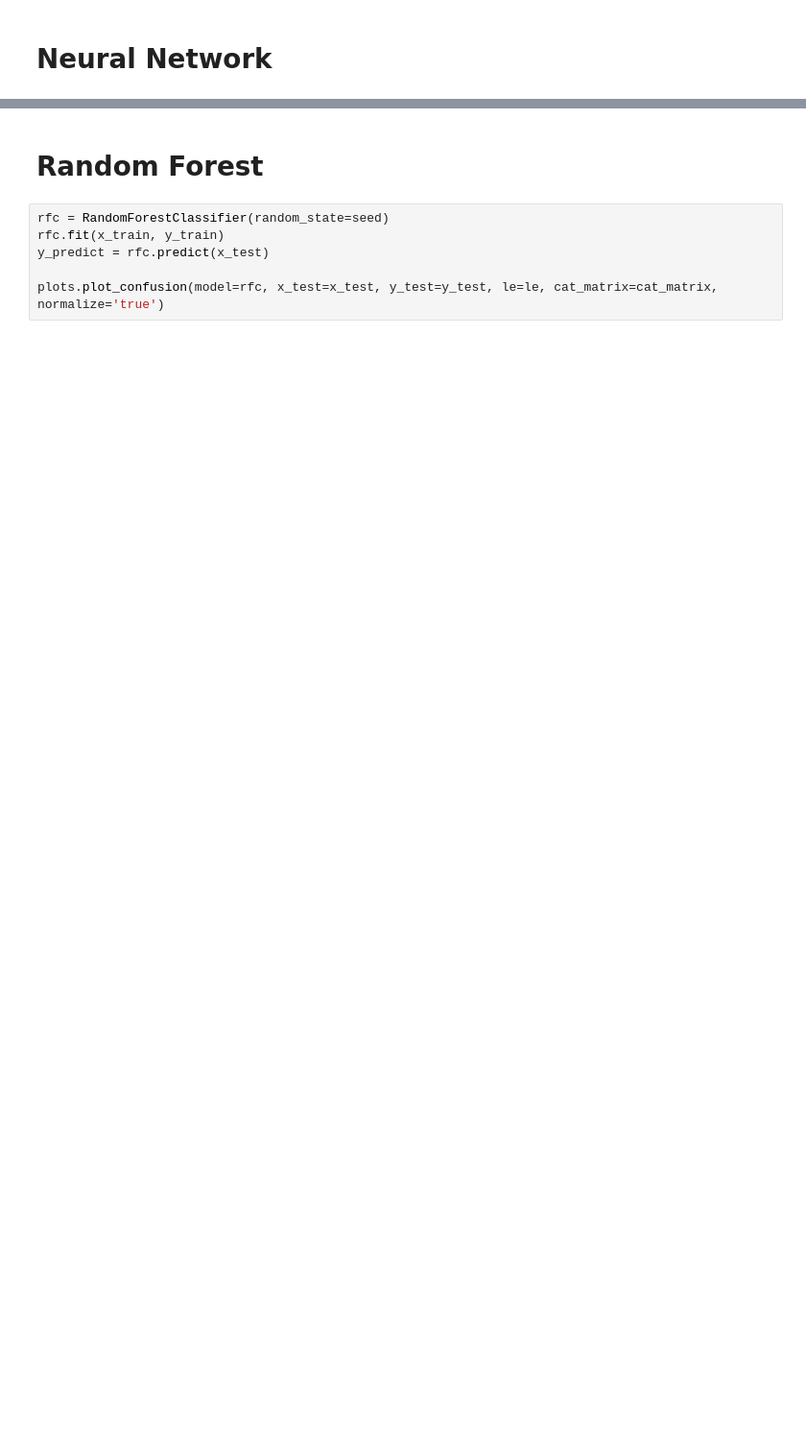
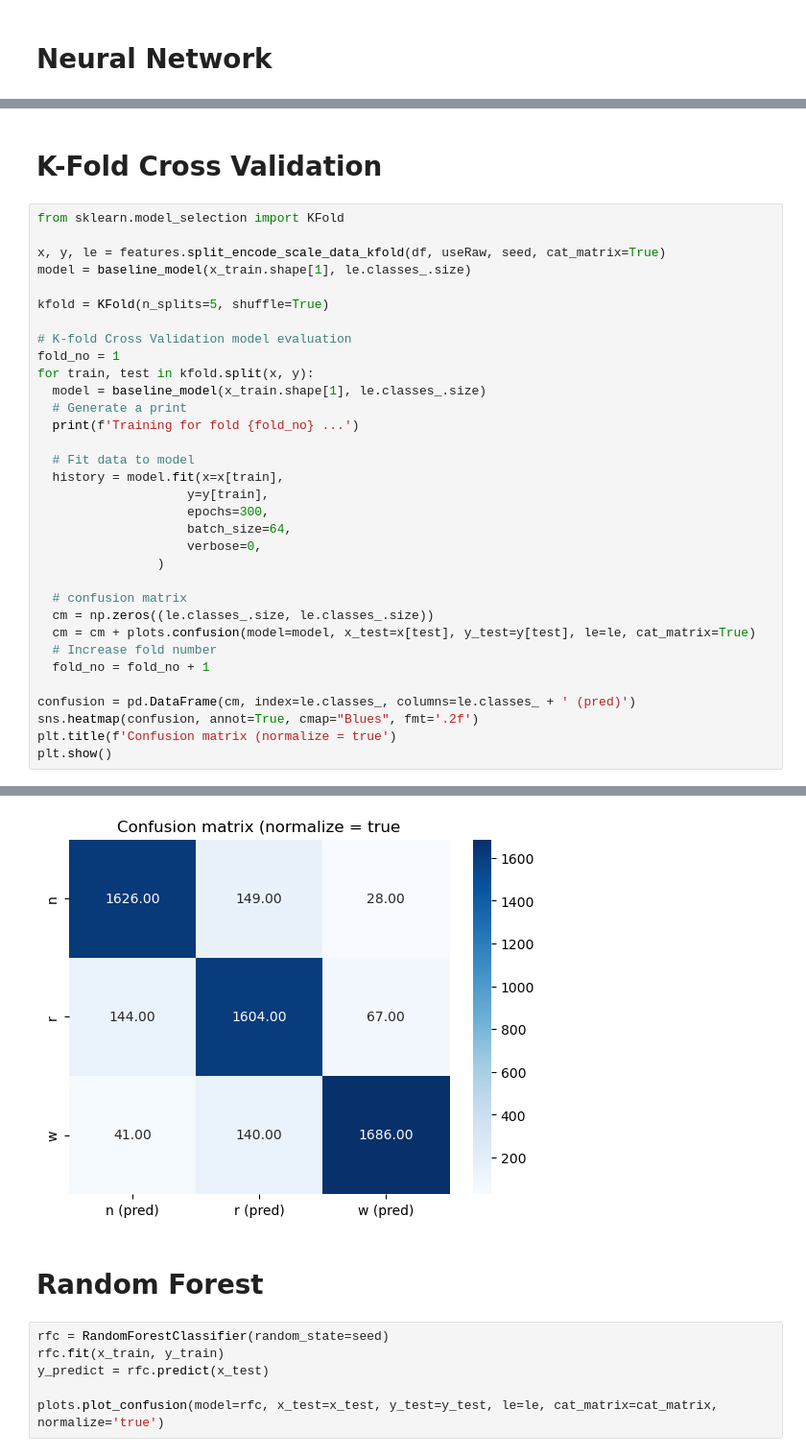
Before and after one commit to epfl-ML/project2-code, a Jupyter notebook: ml_same_mice.ipynb, the cells around one changed output, grey strips where cells are left out. Shown at 96% size. Drawn from its saved outputs; the diff is of its cells as text; blank space fills up the shorter version.

```diff
--- a/ml_same_mice.ipynb
+++ b/ml_same_mice.ipynb
@@ -109,0 +112,36 @@ weighted avg       0.89      0.89      0.89       735
+# %% [markdown]
+# K-Fold Cross Validation
+# %%
+from sklearn.model_selection import KFold
+
+x, y, le = features.split_encode_scale_data_kfold(df, useRaw, seed, cat_matrix=True)
+model = baseline_model(x_train.shape[1], le.classes_.size)
+
+kfold = KFold(n_splits=5, shuffle=True)
+
+# K-fold Cross Validation model evaluation
+fold_no = 1
+for train, test in kfold.split(x, y):
+  model = baseline_model(x_train.shape[1], le.classes_.size)
+  # Generate a print
+  print(f'Training for fold {fold_no} ...')
+
+  # Fit data to model
+  history = model.fit(x=x[train],
+                    y=y[train],
+                    epochs=300,
+                    batch_size=64,
+                    verbose=0,
+                )
+
+  # confusion matrix
+  cm = np.zeros((le.classes_.size, le.classes_.size))
+  cm = cm + plots.confusion(model=model, x_test=x[test], y_test=y[test], le=le, cat_matrix=True)
+  # Increase fold number
+  fold_no = fold_no + 1
+
+confusion = pd.DataFrame(cm, index=le.classes_, columns=le.classes_ + ' (pred)')
+sns.heatmap(confusion, annot=True, cmap="Blues", fmt='.2f')
+plt.title(f'Confusion matrix (normalize = true')
+plt.show()
+# %% [output]
@@ -110,3 +158,4 @@ weighted avg       0.89      0.89      0.89       735
+[figure, added]
 # %% [markdown]
 # Random Forest
 # %%
```
Also changed, not shown: parts of 7 cells of this notebook, 4 other files.
